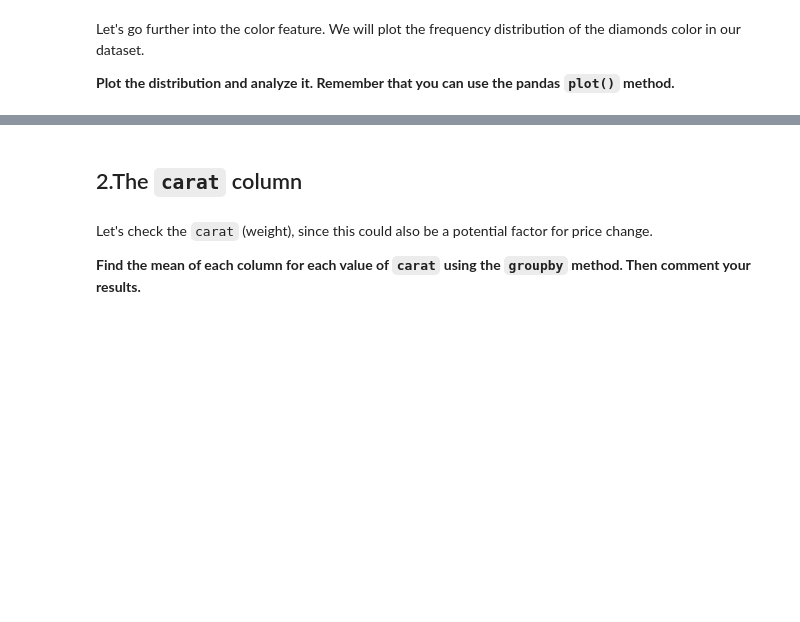
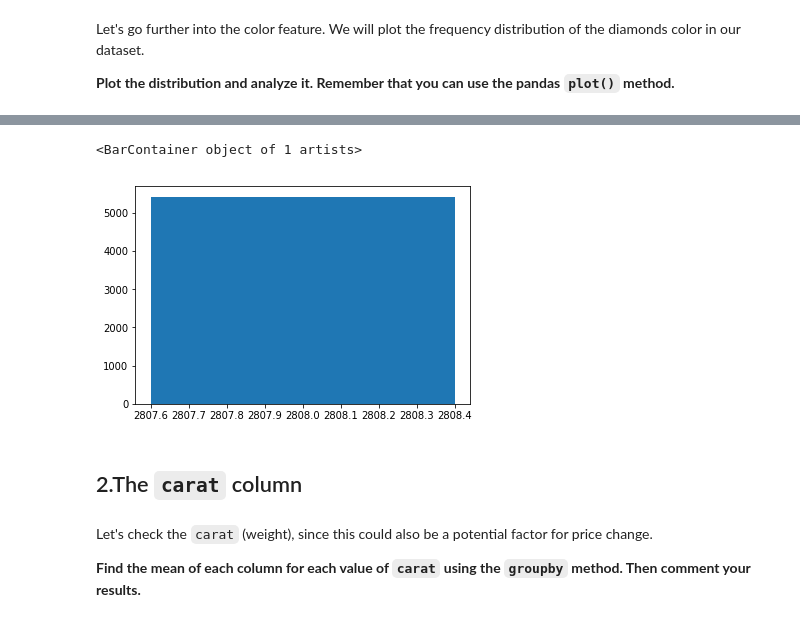
Before and after one commit to ta-data-lis/M2-mini-project1, a Jupyter notebook: 2.-EDA.ipynb, the cells around one changed output, grey strips where cells are left out. Saved outputs shown, nothing was run; the diff lists cells and outputs as text; code cells hidden in the pictures; blank space fills up the shorter version.

```diff
--- a/2.-EDA.ipynb
+++ b/2.-EDA.ipynb
@@ -47,3 +113,8 @@ Let's go further into the color feature. We will plot the frequency distribution
+# %%
+plt.bar(diamonds['color'].value_counts()[0],diamonds['color'].value_counts())
+# %% [output]
+<BarContainer object of 1 artists>
+[figure, added]
 # %%
 #your comments here
 # %% [markdown]
```
Also changed, not shown: parts of 11 cells of this notebook, 2 other files.
